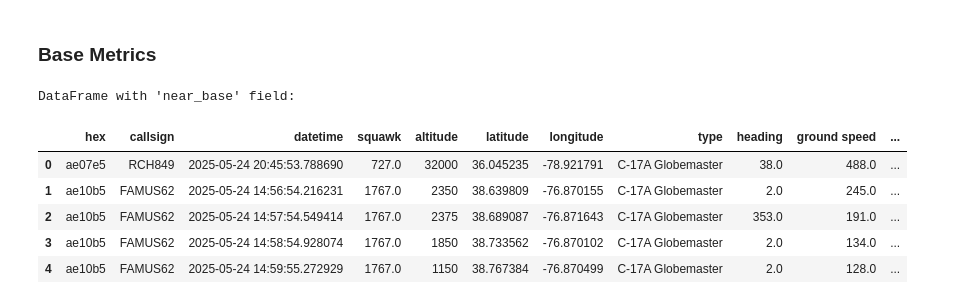
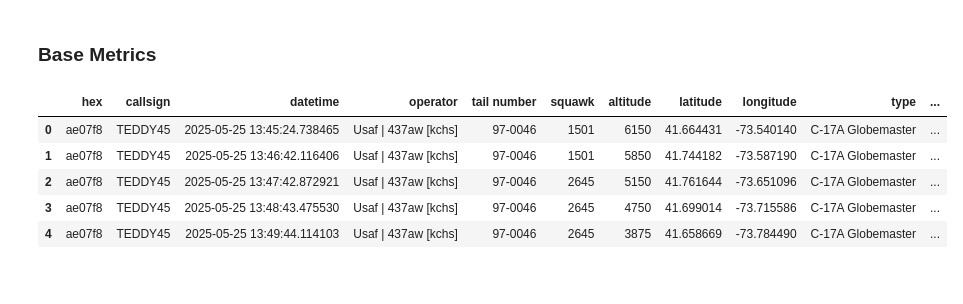
Before and after one commit to jason-christopher/Aircraft_Tracker, a Jupyter notebook: analysis.ipynb, the cells around one changed output. Cells and saved outputs as stored; diff of their text form; code cells hidden in the pictures.

```diff
--- a/analysis.ipynb
+++ b/analysis.ipynb
@@ -12,7 +12,7 @@ from mapping import MILITARY_BASES
 # %% [markdown]
 ### Import CSV
 # %%
-data_raw = pd.read_csv("aircraft_data.csv")
+data_raw = pd.read_csv("aircraft_data_new.csv")
 
 # Convert 'timestamp' column to datetime
 data_raw["datetime"] = pd.to_datetime(data_raw["datetime"])
@@ -45,36 +45,37 @@ Unique callsigns:  13
 # %%
 max_distance_miles = 15
 
 def find_nearest_base(row):
   """
   Checks if a given lat/lon is within max_distance_miles of any base.
-  If so, adds base name and distance from base.
+  If so, keep track of the base that is the closet and add that info.
   """
+  benchmark = max_distance_miles
   row['near base'] = None
   row['distance to base'] = None
   point = (row['latitude'], row['longitude'])
   if row['altitude'] <= 10000:
     for base_name, coords in MILITARY_BASES.items():
       base_point = (coords['lat'], coords['lon'])
       distance = geodesic(point, base_point).miles
-      if distance <= max_distance_miles:
+      if distance <= benchmark:
+        # This distance becomes the benchmark
+        benchmark = distance
         row['near base'] = base_name
         row['distance to base'] = int(distance)
-        break
   return row
 
 # --- Apply the function to your DataFrame ---
 df = data_raw.apply(lambda row: find_nearest_base(row), axis=1)
 
 df.head()
 # %% [output]
-DataFrame with 'near_base' field:
-|  | hex | callsign | datetime | squawk | altitude | latitude | longitude | type | heading | ground speed | ... |
-| 0 | ae07e5 | RCH849 | 2025-05-24 20:45:53.788690 | 727.0 | 32000 | 36.045235 | -78.921791 | C-17A Globemaster | 38.0 | 488.0 | ... |
-| 1 | ae10b5 | FAMUS62 | 2025-05-24 14:56:54.216231 | 1767.0 | 2350 | 38.639809 | -76.870155 | C-17A Globemaster | 2.0 | 245.0 | ... |
-| 2 | ae10b5 | FAMUS62 | 2025-05-24 14:57:54.549414 | 1767.0 | 2375 | 38.689087 | -76.871643 | C-17A Globemaster | 353.0 | 191.0 | ... |
-| 3 | ae10b5 | FAMUS62 | 2025-05-24 14:58:54.928074 | 1767.0 | 1850 | 38.733562 | -76.870102 | C-17A Globemaster | 2.0 | 134.0 | ... |
-| 4 | ae10b5 | FAMUS62 | 2025-05-24 14:59:55.272929 | 1767.0 | 1150 | 38.767384 | -76.870499 | C-17A Globemaster | 2.0 | 128.0 | ... |
+|  | hex | callsign | datetime | operator | tail number | squawk | altitude | latitude | longitude | type | ... |
+| 0 | ae07f8 | TEDDY45 | 2025-05-25 13:45:24.738465 | Usaf | 437aw [kchs] | 97-0046 | 1501 | 6150 | 41.664431 | -73.540140 | C-17A Globemaster | ... |
+| 1 | ae07f8 | TEDDY45 | 2025-05-25 13:46:42.116406 | Usaf | 437aw [kchs] | 97-0046 | 1501 | 5850 | 41.744182 | -73.587190 | C-17A Globemaster | ... |
+| 2 | ae07f8 | TEDDY45 | 2025-05-25 13:47:42.872921 | Usaf | 437aw [kchs] | 97-0046 | 2645 | 5150 | 41.761644 | -73.651096 | C-17A Globemaster | ... |
+| 3 | ae07f8 | TEDDY45 | 2025-05-25 13:48:43.475530 | Usaf | 437aw [kchs] | 97-0046 | 2645 | 4750 | 41.699014 | -73.715586 | C-17A Globemaster | ... |
+| 4 | ae07f8 | TEDDY45 | 2025-05-25 13:49:44.114103 | Usaf | 437aw [kchs] | 97-0046 | 2645 | 3875 | 41.658669 | -73.784490 | C-17A Globemaster | ... |
 # %%
 test = df[~df['near base'].isna()]
 
```
Also changed, not shown: parts of 2 cells of this notebook, 3 other files.
